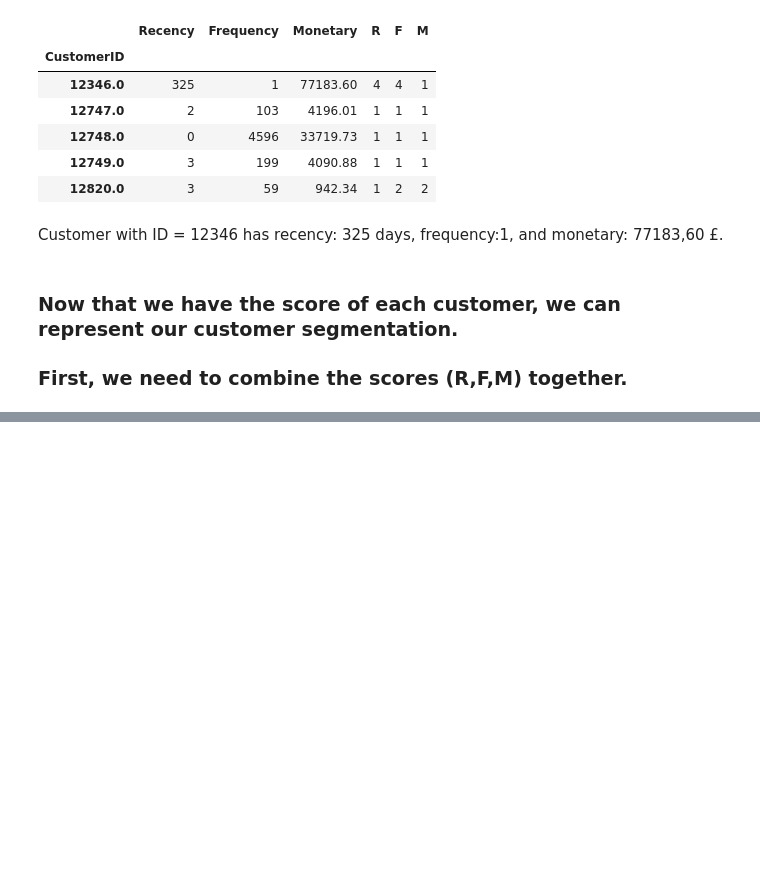
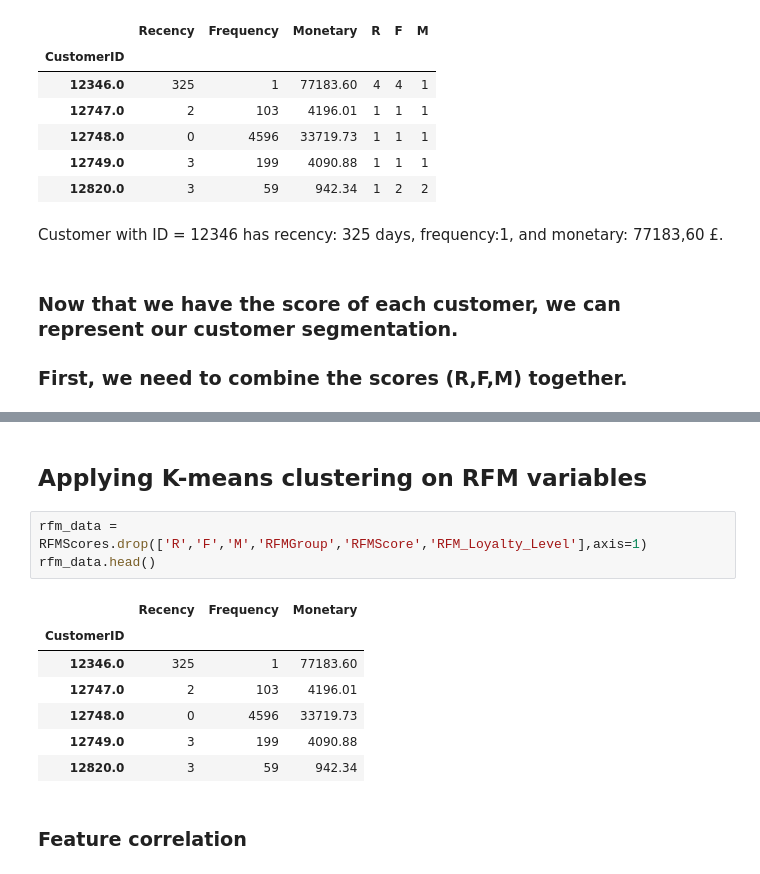
Before and after one commit to BiswajitPaul7/Online-Retail-Customer-Segmentation, a Jupyter notebook: Online_Retail_Customer_Segmentation_Solution_Capstone_Project.ipynb, the cells around one changed output, grey strips where cells are left out. Cells and saved outputs as stored; diff of their text form; blank space fills up the shorter version.

```diff
--- a/Online_Retail_Customer_Segmentation_Solution_Capstone_Project.ipynb
+++ b/Online_Retail_Customer_Segmentation_Solution_Capstone_Project.ipynb
@@ -349,0 +578,15 @@ Customer with ID = 12346 has recency: 325 days, frequency:1, and monetary: 77183
+# %% [markdown]
+## **Applying K-means clustering on RFM variables**
+# %%
+rfm_data = RFMScores.drop(['R','F','M','RFMGroup','RFMScore','RFM_Loyalty_Level'],axis=1)
+rfm_data.head()
+# %% [output]
+|  | Recency | Frequency | Monetary |
+| CustomerID |  |  |  |
+| 12346.0 | 325 | 1 | 77183.60 |
+| 12747.0 | 2 | 103 | 4196.01 |
+| 12748.0 | 0 | 4596 | 33719.73 |
+| 12749.0 | 3 | 199 | 4090.88 |
+| 12820.0 | 3 | 59 | 942.34 |
+# %% [markdown]
+### Feature correlation
```
Also changed, not shown: parts of 5 cells of this notebook.
